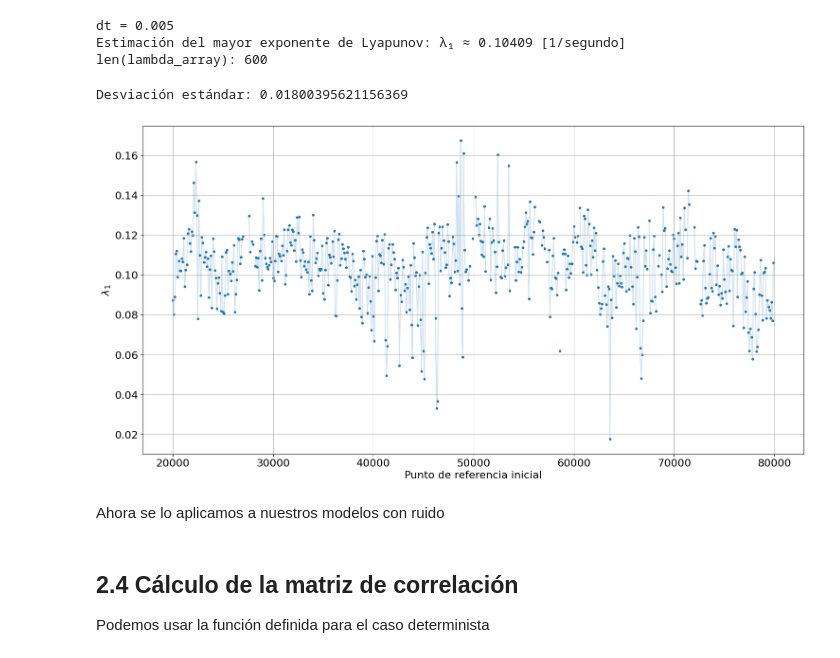
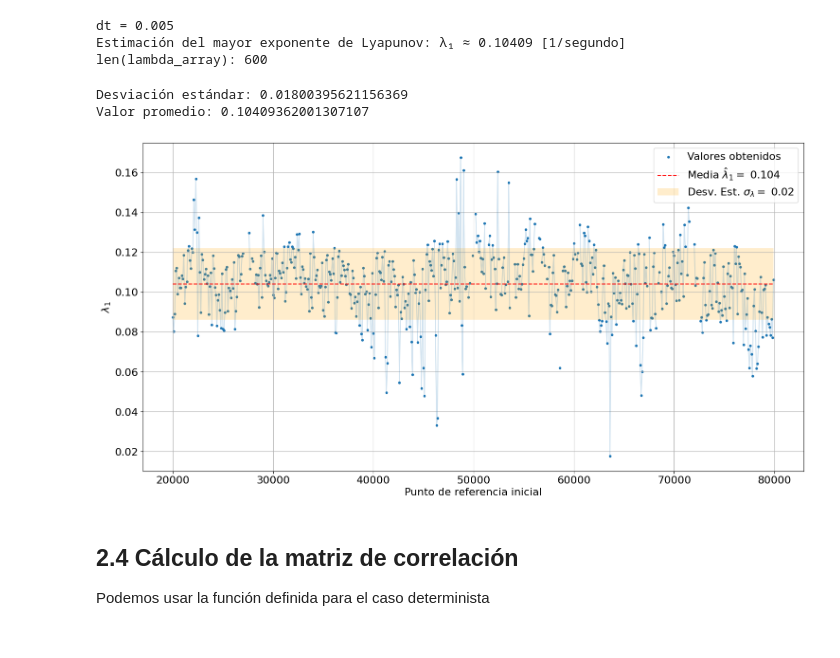
Before and after one commit to jenriquezafra/TFG, a Jupyter notebook: clasical_model.ipynb, the cells around one changed output. Cells and saved outputs as stored; diff of their text form; code cells hidden in the pictures.

```diff
--- a/clasical_model.ipynb
+++ b/clasical_model.ipynb
@@ -594,7 +594,7 @@ time_val = t_vals_EM_4esp[:]
 col = t_span[1] * (time_val - time_val.min()) / (time_val.max() - time_val.min())
 
 # creamos las lineas
-puntos = np.array([x_vals_EM_4esp[:,0], x_vals_EM_4esp[:,1], x_vals_EM_4esp[:,2]]).T.reshape(-1, 1, 3)
+puntos = np.array([x_vals_EM_4esp[:,0], x_vals_EM_4esp[:,1], x_vals_EM_4esp[:,3]]).T.reshape(-1, 1, 3)
 lineas = np.concatenate([puntos[:-1], puntos[1:]], axis=1)
 print("Forma de lineas:", lineas.shape)  # Debe ser (n_lines, 2, 3)
 print("Forma de col:", col.shape)
@@ -644,7 +644,7 @@ ax.view_init(elev=18, azim=35)
 plt.show()
 
 # Guardamos la figura (opcional)
-# fig.savefig('espacio_fasico_4especies_ruido.png', dpi=600)
+# fig.savefig('outputs/espacio_fasico_4especies_ruido1.png', dpi=600)
 # %% [output]
 Forma de lineas: (100000, 2, 3)
 Forma de col: (100001,)
@@ -698,16 +698,19 @@ def estimate_LCE1_Wolf(data_4d, evol_time, min_separation, dt, max_replacements,
     :param evol_time: int
         Número de pasos que se deja evolucionar cada par antes de renormalizar
     :param min_separation: int
-        Número mínimo de pasos para excluir puntos muy próximos en tiempo
+        Número mínimo de pasos para excluir puntos muy próximos temporalmente
     :param df: float
-        Intervalo de muestreo en unidades de tiempo
+        Intervalo de muestreo
     :param max_replacements: int
         Número máximo de renormalizaciones a realizar
-    :param start_indices: list o array (opcional)
+    :param start_indices: list
         Lista de índices iniciales a usar como puntos de referencia para promediar la estimación
 
     :return: lambda1: float
         Estimación del mayor LCE
+
+    :return: lambda_estimates: array
+        Vector con la estimación de lamba1 en cada punto inicial
     '''
 
     N = len(data_4d)
@@ -817,31 +827,55 @@ len(lambda_array): 600
 # %%
 # hallamos su desviación estandar
 error_std = np.nanstd(lambda_array, ddof=1)
+media_lambda = np.nanmean(lambda_array)
 print('Desviación estándar:', error_std)
+print('Valor promedio:', media_lambda)
 # %% [output]
 Desviación estándar: 0.01800395621156369
+Valor promedio: 0.10409362001307107
 # %%
 # vemos su convergencia
 fig_wolf_det, ax_wolf = plt.subplots(figsize = (18,9))
 
 # graficamos los datos
 plt.plot(start_indices, lambda_array, alpha = 0.2)
-plt.scatter(start_indices, lambda_array, linewidths=1, marker = ".")
+plt.scatter(start_indices, lambda_array, linewidths=1, marker = ".", label = 'Valores obtenidos')
+
+# linea media
+vect_media = media_lambda * np.ones_like(start_indices)
+plt.plot(start_indices, vect_media, 'r--', alpha = 0.9, label = f'Media $\hat\lambda_1 = $ {media_lambda:.3f}')
 plt.xlabel("Punto de referencia")
-# plt.title(r"Convergencia de $\lambda_1$ en el modelo sin ruido")
+
+# ponemos la banda de la desviación estándar
+vect_media = media_lambda * np.ones_like(start_indices)
+
+## límites superior e inferior
+y_min = vect_media - error_std
+y_max = vect_media + error_std
+
+## dibujamos la banda
+plt.fill_between(
+    start_indices,
+    y_min,
+    y_max,
+    alpha=0.2,         # Ajusta la opacidad
+    facecolor='orange',    # Elige el color que prefieras
+    label=f'Desv. Est. $\sigma_\lambda = $ {error_std:.2f}'
+)
+
+# cambiamos los ejes un poco
 ax_wolf.tick_params(axis='x', labelsize=16)
 ax_wolf.tick_params(axis='y', labelsize=16)
 plt.xlabel('Punto de referencia inicial', fontsize=16)
 plt.ylabel(r'$\lambda_1$', fontsize=16)
+plt.legend(loc='best', fontsize=16)
 plt.grid()
 # plt.tight_layout()
 plt.show()
 # %% [output]
-[figure, old version]
+[figure, new version]
 # %%
 # fig_wolf_det.savefig('outputs/wolf_det.png', dpi=600)
-# %% [markdown]
-Ahora se lo aplicamos a nuestros modelos con ruido
 # %% [markdown]
 
 ## 2.4 Cálculo de la matriz de correlación
```
Also changed, not shown: parts of 5 cells of this notebook.
